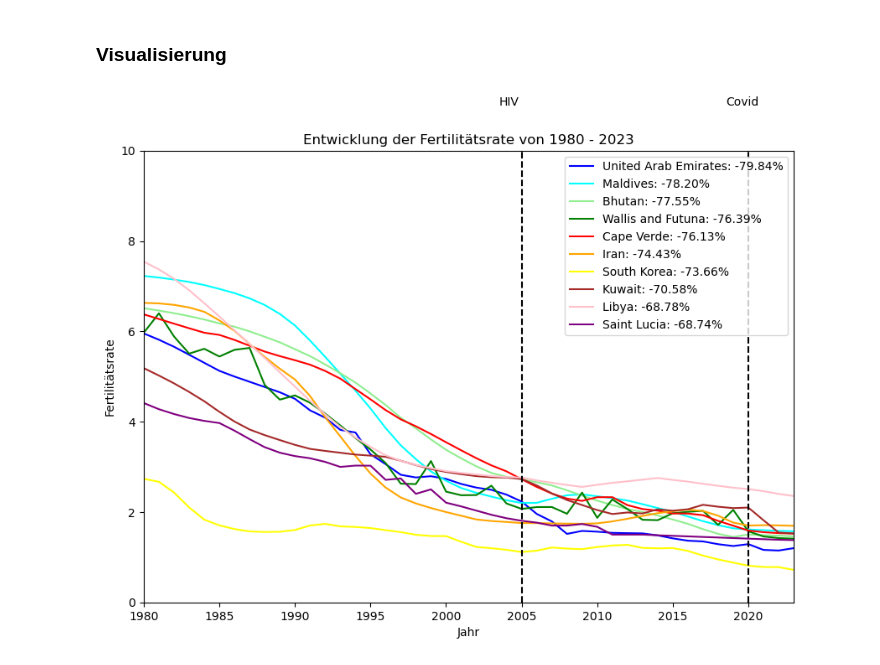
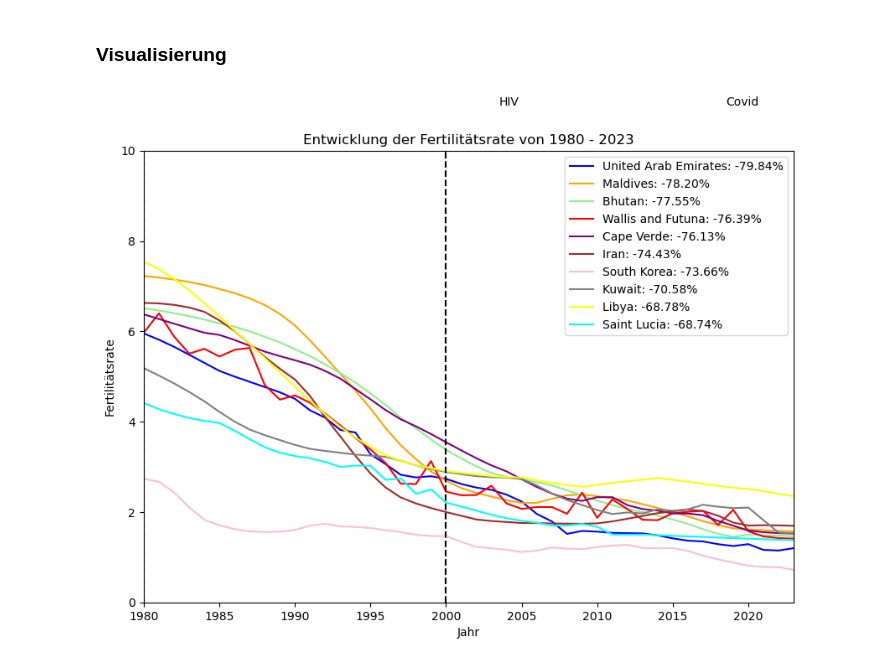
Before and after one commit to Nadja-K-maker/Informatik_LN, a Jupyter notebook: Leistungsnachweis_Python.ipnyp_Fertilitätsrate.ipynb, the cells around one changed output. Cells and saved outputs as stored; diff of their text form; code cells hidden in the pictures.

```diff
--- a/Leistungsnachweis_Python.ipnyp_Fertilitätsrate.ipynb
+++ b/Leistungsnachweis_Python.ipnyp_Fertilitätsrate.ipynb
@@ -280,31 +280,31 @@ diffs_sorted.head(10).sort_values(ascending=False).plot(
 # %%
 color_dict = {
     'United Arab Emirates': 'blue',
-    'Maldives': 'cyan',
+    'Maldives': 'orange',
     'Bhutan': 'lightgreen',
-    'Wallis and Futuna': 'green',
-    'Cape Verde': 'red',
-    'Iran': 'orange',
-    'South Korea': 'yellow',
-    'Kuwait': 'brown',
-    'Libya': 'pink',
-    'Saint Lucia': 'purple'
+    'Wallis and Futuna': 'red',
+    'Cape Verde': 'purple',
+    'Iran': 'brown',
+    'South Korea': 'pink',
+    'Kuwait': 'grey',
+    'Libya': 'yellow',
+    'Saint Lucia': 'cyan'
 }
 
 for land in top10_laender:
     diff = diffs[land]
     g = df_pivot_1980.loc[land].plot(title='Entwicklung der Fertilitätsrate von 1980 - 2023', xlabel='Jahr', ylabel=f'Fertilitätsrate', legend=True,
                                   label=f'{land}: {diff:.2f}%', # für die Legende
                                   xlim=[1980,2023], ylim=[0,10],   # x- und y-Achsen begrenzen
                                   color=color_dict[land],        # Farbe aus color_dict
                                   figsize=(10,7))                   # Grösse des Plots
 
 # Covid Pandemie
-g.axvline(x=2020, color='black', linestyle='--')
+g.axvline(x=2000, color='black', linestyle='--')
 g.text(2018.5, 11, 'Covid')
 
 # HIV Pandemie
-g.axvline(x=2005, color='black', linestyle='--')
+g.axvline(x=1980, color='black', linestyle='--')
 g.text(2003.5, 11, 'HIV');
 # %% [output]
-[figure, old version]
+[figure, new version]
```
